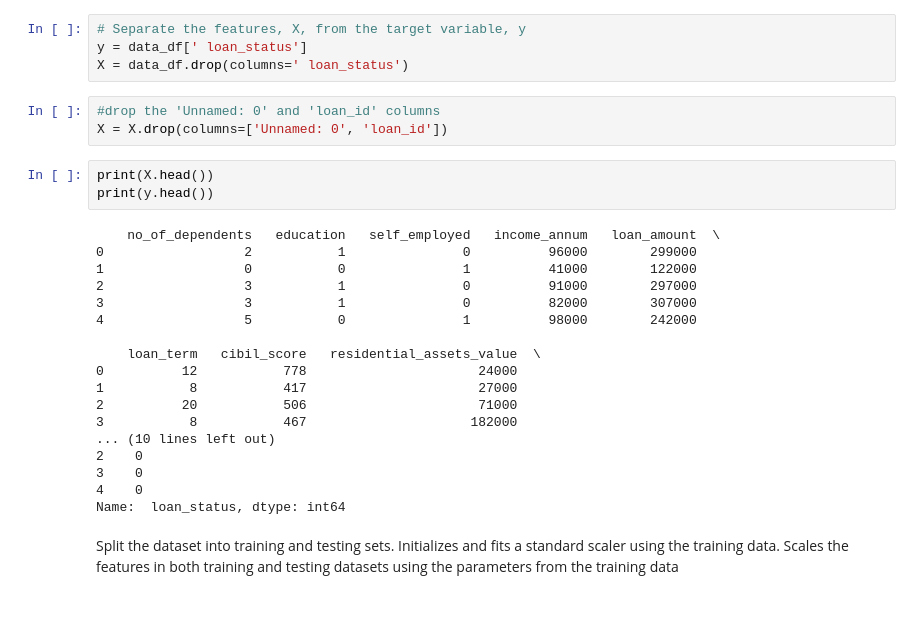
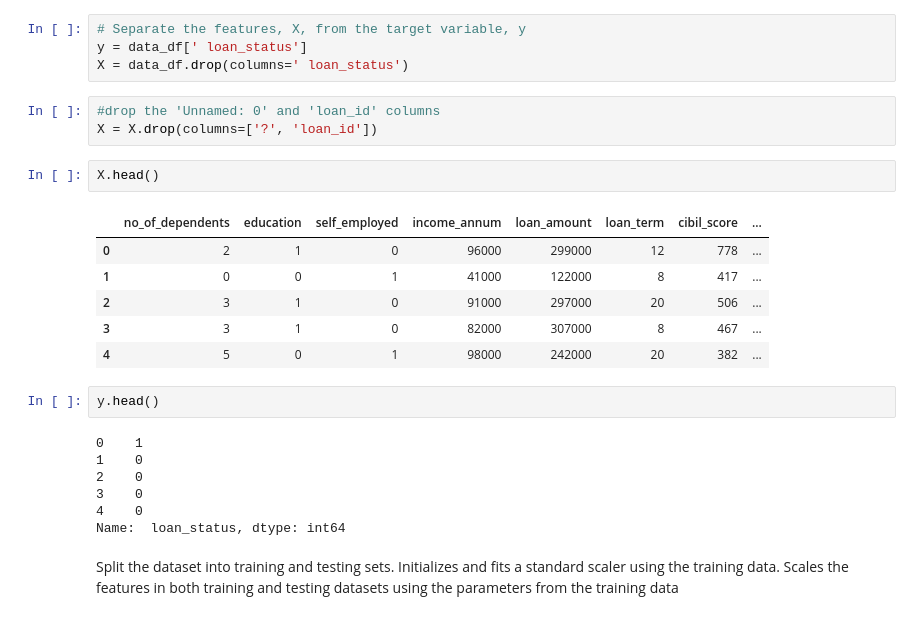
Before and after one commit to ArminaCA/finalproject, a Jupyter notebook: DA_ML.ipynb, the cells around one changed output. Cells and saved outputs as stored; diff of their text form.

```diff
--- a/DA_ML.ipynb
+++ b/DA_ML.ipynb
@@ -90,28 +104,25 @@ y = data_df[' loan_status']
 X = data_df.drop(columns=' loan_status')
 # %%
 #drop the 'Unnamed: 0' and 'loan_id' columns
-X = X.drop(columns=['Unnamed: 0', 'loan_id'])
+X = X.drop(columns=['?', 'loan_id'])
-# %%
-print(X.head())
-print(y.head())
-# %% [output]
-    no_of_dependents   education   self_employed   income_annum   loan_amount  \
-0                  2           1               0          96000        299000
-1                  0           0               1          41000        122000
-2                  3           1               0          91000        297000
-3                  3           1               0          82000        307000
-4                  5           0               1          98000        242000
-
-    loan_term   cibil_score   residential_assets_value  \
-0          12           778                      24000
-1           8           417                      27000
-2          20           506                      71000
-3           8           467                     182000
-... (10 lines left out)
-2    0
-3    0
-4    0
-Name:  loan_status, dtype: int64
+# %%
+X.head()
+# %% [output]
+|  | no_of_dependents | education | self_employed | income_annum | loan_amount | loan_term | cibil_score | ... |
+| 0 | 2 | 1 | 0 | 96000 | 299000 | 12 | 778 | ... |
+| 1 | 0 | 0 | 1 | 41000 | 122000 | 8 | 417 | ... |
+| 2 | 3 | 1 | 0 | 91000 | 297000 | 20 | 506 | ... |
+| 3 | 3 | 1 | 0 | 82000 | 307000 | 8 | 467 | ... |
+| 4 | 5 | 0 | 1 | 98000 | 242000 | 20 | 382 | ... |
+# %%
+y.head()
+# %% [output]
+0    1
+1    0
+2    0
+3    0
+4    0
+Name:  loan_status, dtype: int64
 # %% [markdown]
 Split the dataset into training and testing sets.
 Initializes and fits a standard scaler using the training data.
```
Also changed, not shown: parts of 13 cells of this notebook.
